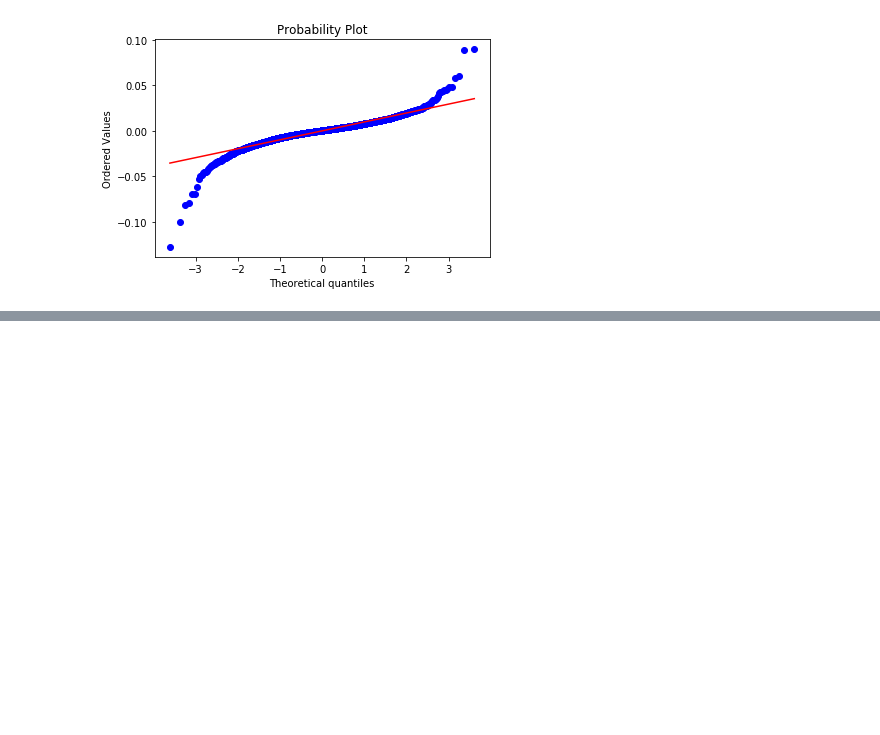
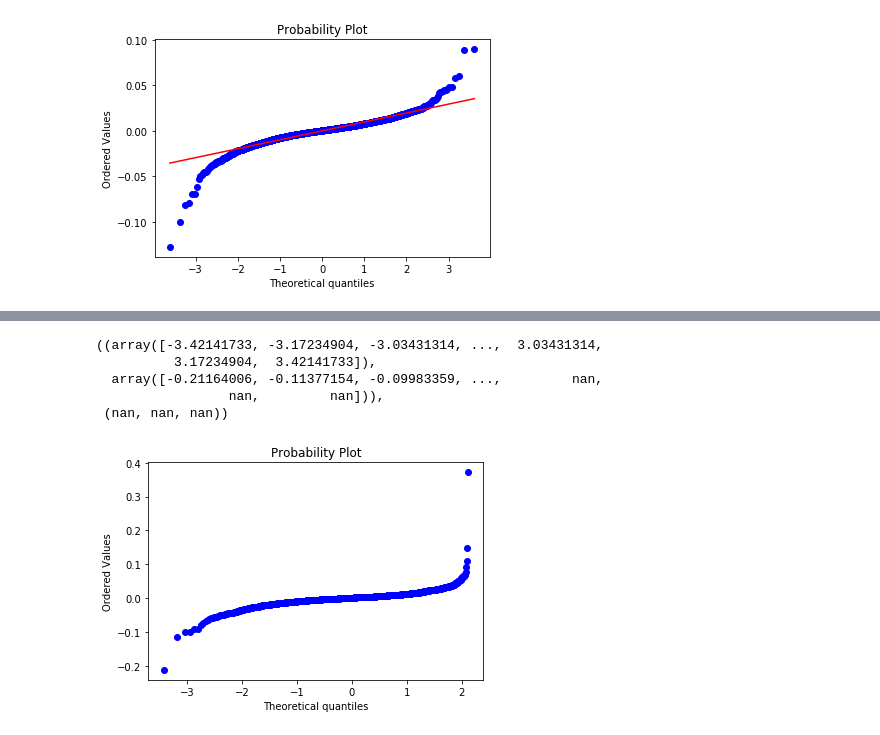
Before and after one commit to AnnaMariaAngelova/QRM2020, a Jupyter notebook: QRM_v02.ipynb, the cells around one changed output, grey strips where cells are left out. Cells and saved outputs as stored; diff of their text form; code cells hidden in the pictures; blank space fills up the shorter version.

Commit message:
Merge datasets, calculate returns, answer discussion, ask questions

```diff
--- a/QRM_v02.ipynb
+++ b/QRM_v02.ipynb
@@ -226,0 +237,46 @@ If not then we can keep them
+# %%
+'''Rename Price column'''
+BTC.rename(columns={'Adj Close':'Price_BTC'},
+                 inplace=True)
+DBC.rename(columns={'Adj Close':'Price_DBC'},
+                 inplace=True)
+GSPC.rename(columns={'Adj Close':'Price_GSPC'},
+                 inplace=True)
+N225.rename(columns={'Adj Close':'Price_N225'},
+                 inplace=True)
+
+'''Create lags for all assets'''
+BTC['Price_BTC_lag'] = BTC['Price_BTC'].shift(1)
+DBC['Price_DBC_lag'] = DBC['Price_DBC'].shift(1)
+GSPC['Price_GSPC_lag'] = GSPC['Price_GSPC'].shift(1)
+N225['Price_N225_lag'] = N225['Price_N225'].shift(1)
+
+'''Calculate individual asset returns'''
+BTC['BTC_return'] = np.log(BTC['Price_BTC']/BTC['Price_BTC_lag'])
+DBC['DBC_return'] = np.log(DBC['Price_DBC']/DBC['Price_DBC_lag'])
+GSPC['GSPC_return'] = np.log(GSPC['Price_GSPC']/GSPC['Price_GSPC_lag'])
+N225['N225_return'] = np.log(N225['Price_N225']/N225['Price_N225_lag'])
+
+'''Keep only relevant columns'''
+BTC = BTC[['Date', 'Price_BTC', 'Price_BTC_lag', 'BTC_return']]
+DBC = DBC[['Date', 'Price_DBC', 'Price_DBC_lag', 'DBC_return']]
+GSPC = GSPC[['Date', 'Price_GSPC', 'Price_GSPC_lag', 'GSPC_return']]
+N225 = N225[['Date', 'Price_N225', 'Price_N225_lag', 'N225_return']]
+# %%
+'''Merge asset datasets - inner join depending on BTC (first datset) - this needs to be updated'''
+result=pd.merge(BTC,DBC, how='inner', left_index=True, right_index=True)
+result2=pd.merge(result,GSPC, how='inner', left_index=True, right_index=True)
+df=pd.merge(result2,N225, how='inner', left_index=True, right_index=True)
+# %%
+'''Assume equal weight (0.25) for the 4 assets and calculate portfolio returns - later to change it when we also add the bond'''
+df['portfolio_return'] = 0.25*df['BTC_return'] + 0.25*df['DBC_return'] + 0.25*df['GSPC_return'] + 0.25*df['N225_return']
+# %%
+'''Create QQ-plot'''
+sc.stats.probplot(df['portfolio_return'], dist="norm", plot=plt)
+# %% [output]
+((array([-3.42141733, -3.17234904, -3.03431314, ...,  3.03431314,
+          3.17234904,  3.42141733]),
+  array([-0.21164006, -0.11377154, -0.09983359, ...,         nan,
+                 nan,         nan])),
+ (nan, nan, nan))
+[figure, added]
```
Also changed, not shown: parts of 3 cells of this notebook.
